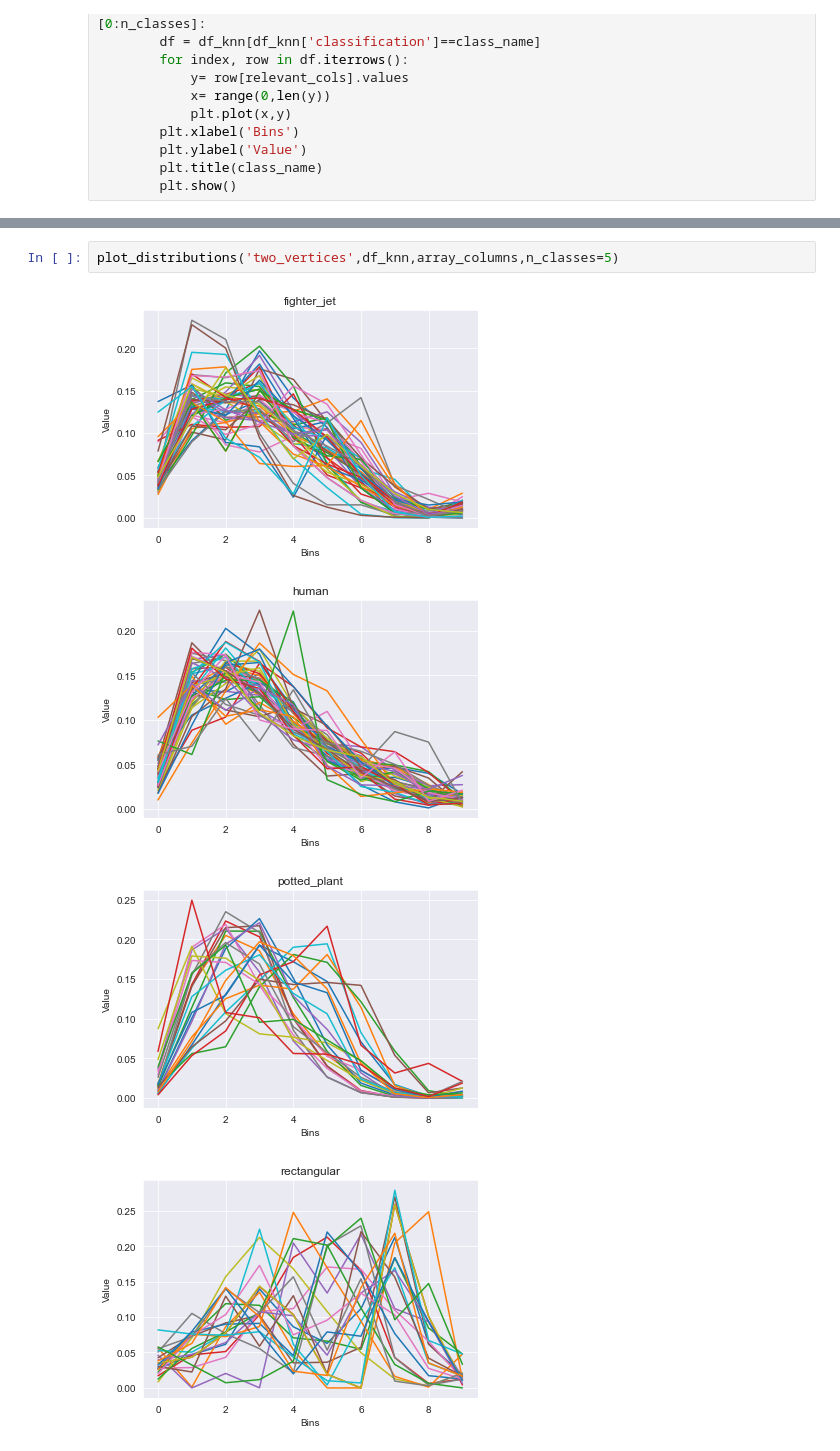
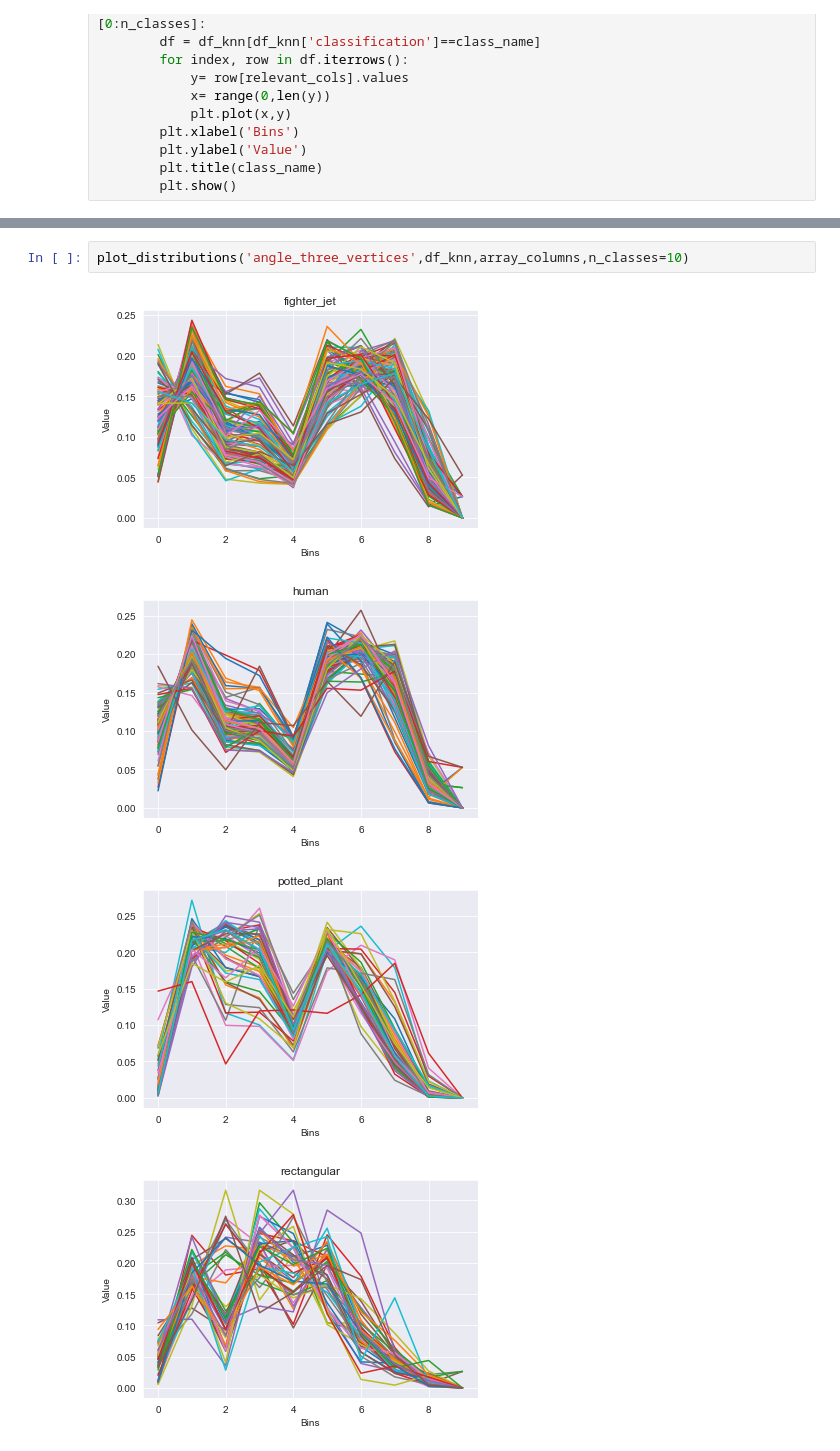
Before and after one commit to SamGalanakis/MIR_Pipeline_Project, a Jupyter notebook: src/visualizations.ipynb, the cells around one changed output, grey strips where cells are left out. Cells and saved outputs as stored; diff of their text form.

```diff
--- a/src/visualizations.ipynb
+++ b/src/visualizations.ipynb
@@ -60,7 +64,7 @@ def plot_distributions(array_name,df_knn,array_columns,n_classes=5):
 # %%
-plot_distributions('two_vertices',df_knn,array_columns,n_classes=5)
+plot_distributions('angle_three_vertices',df_knn,array_columns,n_classes=10)
 # %% [output]
-[figure, old version]
+[figure, new version]
-[figure, old version]
+[figure, new version]
-[figure, old version]
+[figure, new version]
-[figure, old version]
+[figure, new version]
```
Also changed, not shown: parts of 2 cells of this notebook, 3 other files.
